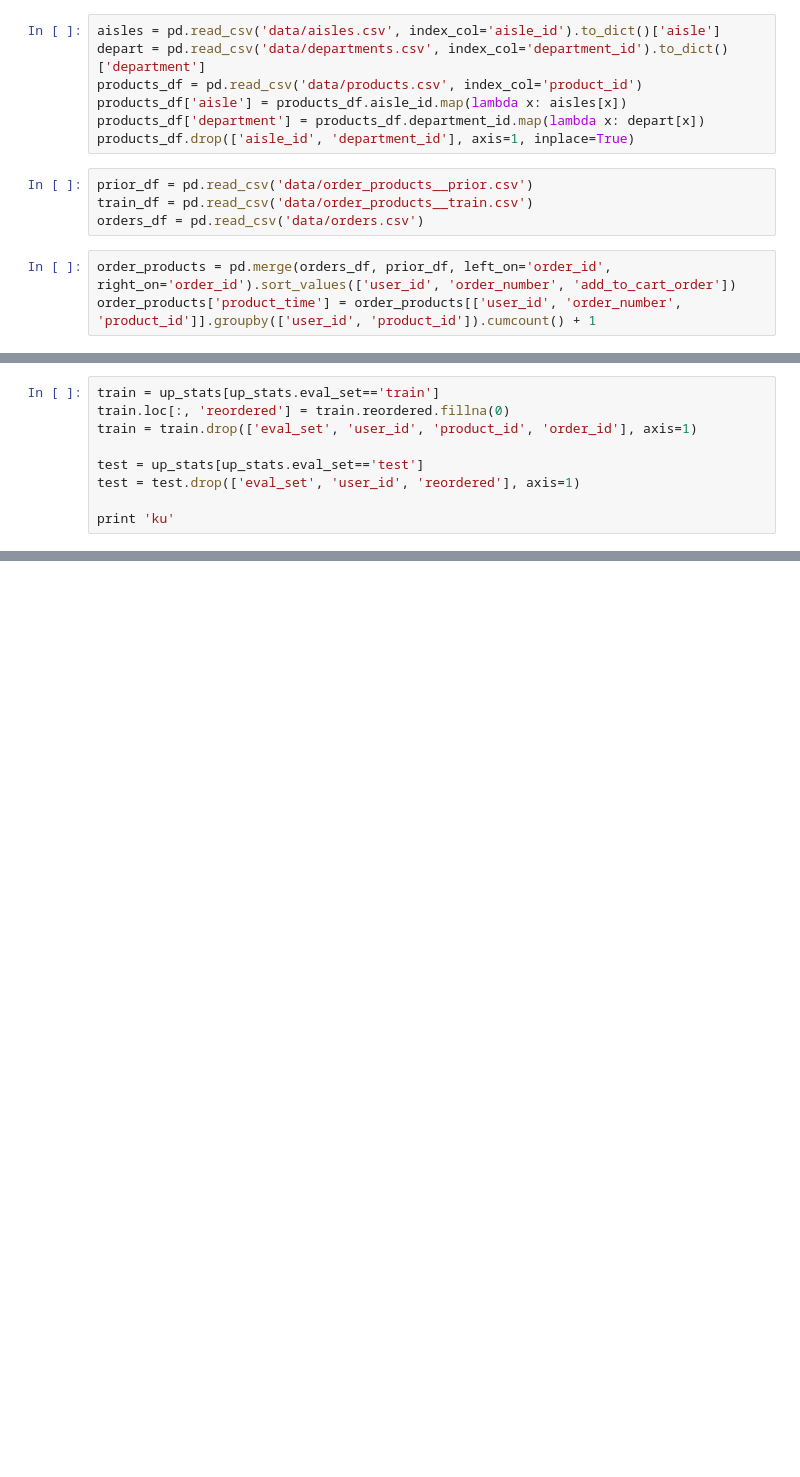
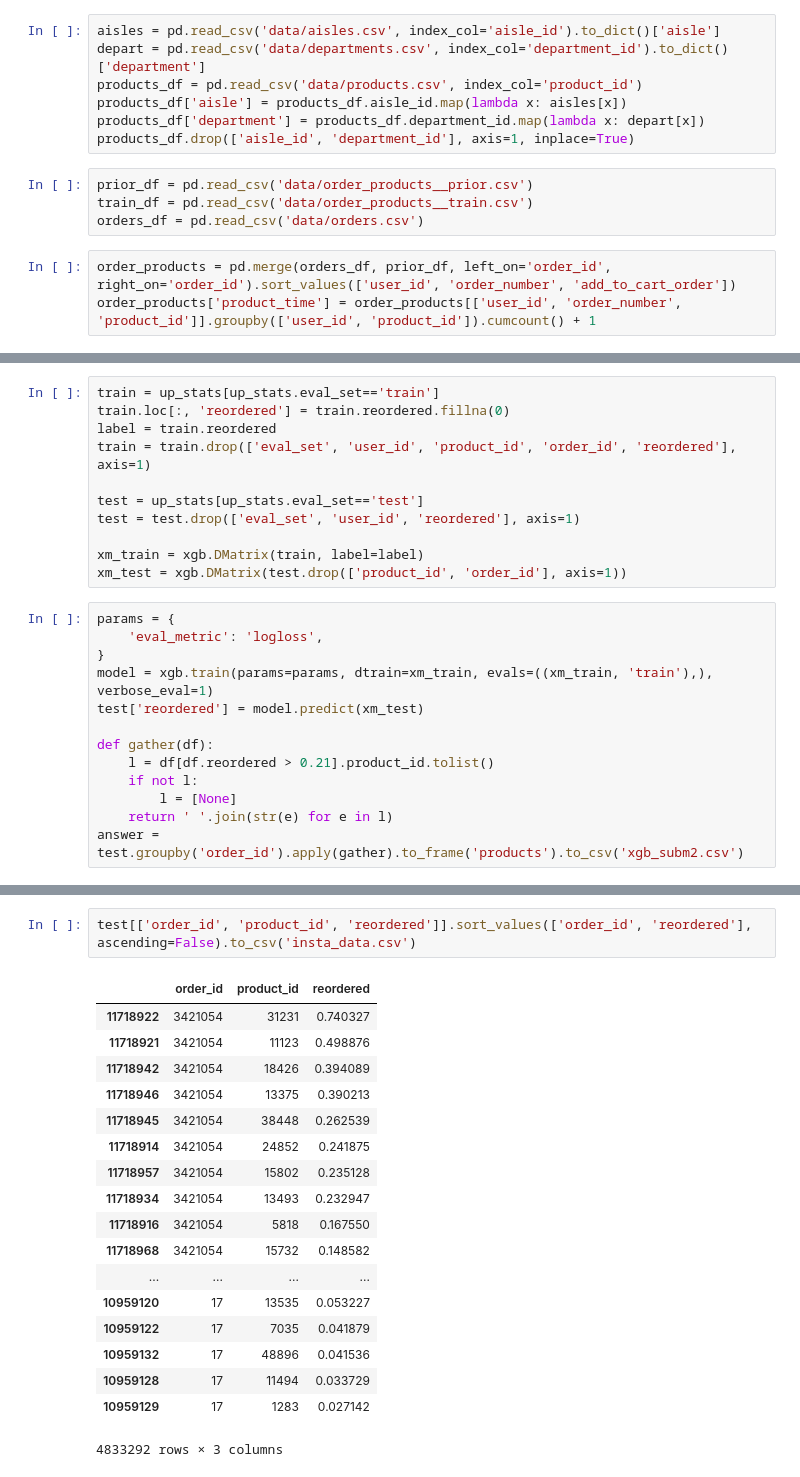
Before and after one commit to asydorchuk/ml, a Jupyter notebook: kaggle/instacart/XGBoost.ipynb, the cells around one changed output, grey strips where cells are left out. Saved outputs shown, nothing was run; the diff lists cells and outputs as text; blank space fills up the shorter version.

```diff
--- a/kaggle/instacart/XGBoost.ipynb
+++ b/kaggle/instacart/XGBoost.ipynb
@@ -80,9 +119,24 @@ up_stats.head()
 # %%
 train = up_stats[up_stats.eval_set=='train']
 train.loc[:, 'reordered'] = train.reordered.fillna(0)
-train = train.drop(['eval_set', 'user_id', 'product_id', 'order_id'], axis=1)
+label = train.reordered
+train = train.drop(['eval_set', 'user_id', 'product_id', 'order_id', 'reordered'], axis=1)
 
 test = up_stats[up_stats.eval_set=='test']
 test = test.drop(['eval_set', 'user_id', 'reordered'], axis=1)
 
-print 'ku'
+xm_train = xgb.DMatrix(train, label=label)
+xm_test = xgb.DMatrix(test.drop(['product_id', 'order_id'], axis=1))
+# %%
+params = {
+    'eval_metric': 'logloss',
+}
+model = xgb.train(params=params, dtrain=xm_train, evals=((xm_train, 'train'),), verbose_eval=1)
+test['reordered'] = model.predict(xm_test)
+
+def gather(df):
+    l = df[df.reordered > 0.21].product_id.tolist()
+    if not l:
+        l = [None]
+    return ' '.join(str(e) for e in l)
+answer = test.groupby('order_id').apply(gather).to_frame('products').to_csv('xgb_subm2.csv')
@@ -88,0 +154,21 @@ print 'ku'
+# %%
+test[['order_id', 'product_id', 'reordered']].sort_values(['order_id', 'reordered'], ascending=False).to_csv('insta_data.csv')
+# %% [output]
+|  | order_id | product_id | reordered |
+| 11718922 | 3421054 | 31231 | 0.740327 |
+| 11718921 | 3421054 | 11123 | 0.498876 |
+| 11718942 | 3421054 | 18426 | 0.394089 |
+| 11718946 | 3421054 | 13375 | 0.390213 |
+| 11718945 | 3421054 | 38448 | 0.262539 |
+| 11718914 | 3421054 | 24852 | 0.241875 |
+| 11718957 | 3421054 | 15802 | 0.235128 |
+| 11718934 | 3421054 | 13493 | 0.232947 |
+| 11718916 | 3421054 | 5818 | 0.167550 |
+| 11718968 | 3421054 | 15732 | 0.148582 |
+| ... | ... | ... | ... |
+| 10959120 | 17 | 13535 | 0.053227 |
+| 10959122 | 17 | 7035 | 0.041879 |
+| 10959132 | 17 | 48896 | 0.041536 |
+| 10959128 | 17 | 11494 | 0.033729 |
+| 10959129 | 17 | 1283 | 0.027142 |
+4833292 rows × 3 columns
```
Also changed, not shown: parts of 6 cells of this notebook.
